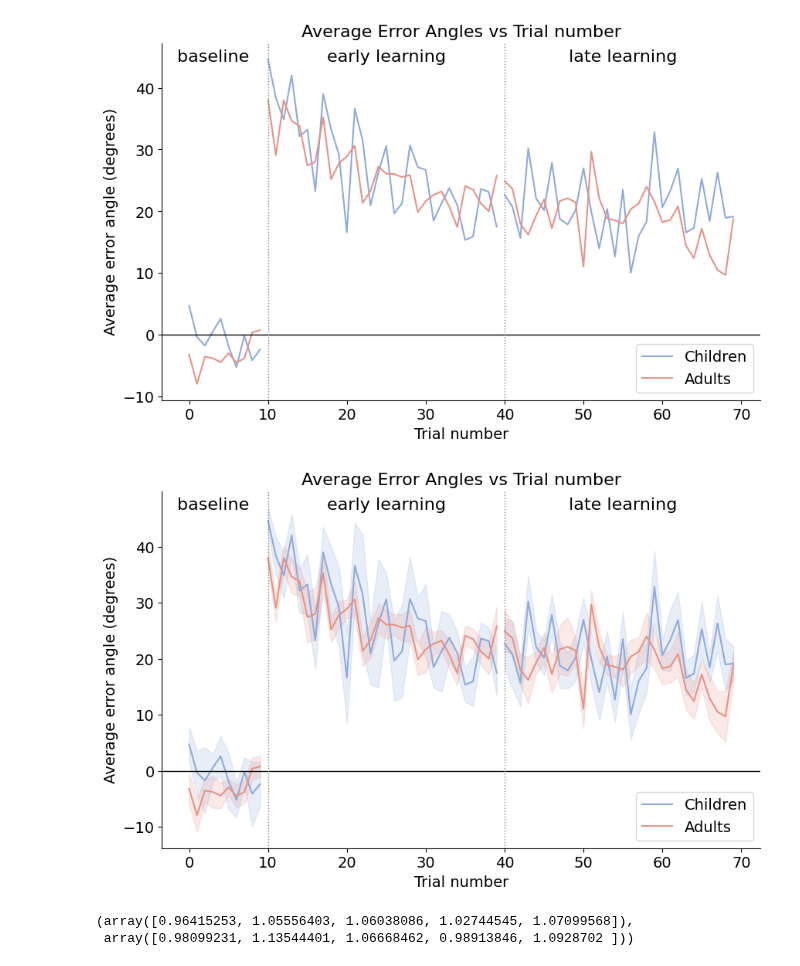
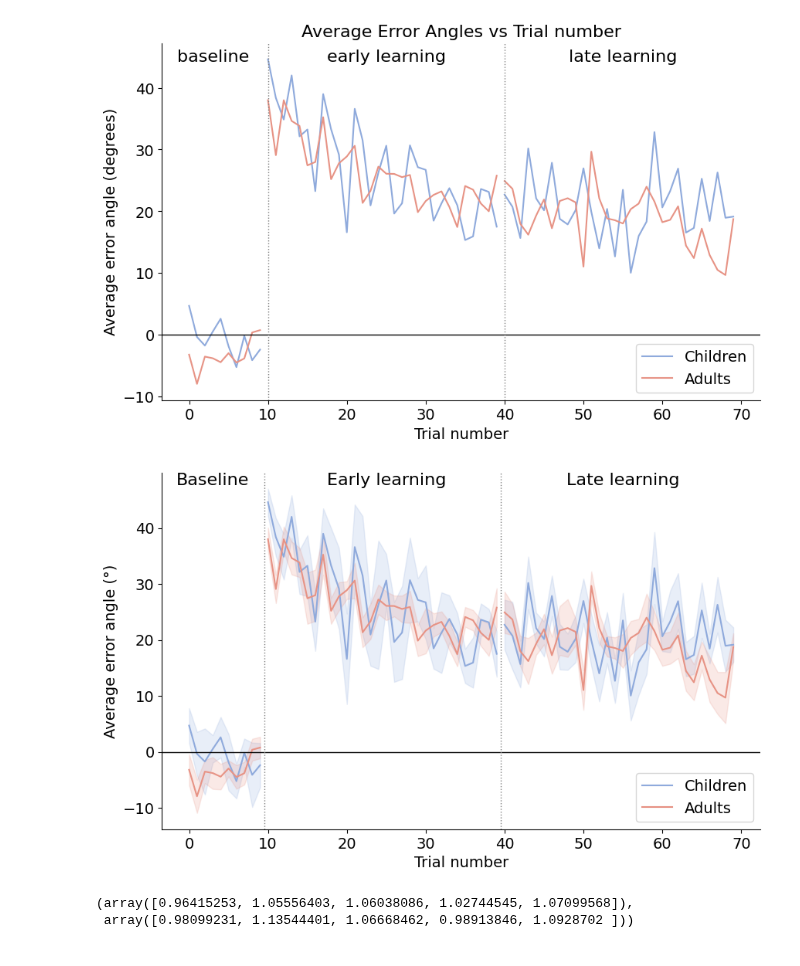
Before and after one commit to siddiskid/IMM-Lab, a Jupyter notebook: figures.ipynb, the cells around one changed output. Cells and saved outputs as stored; diff of their text form; code cells hidden in the pictures.

```diff
--- a/figures.ipynb
+++ b/figures.ipynb
@@ -127,41 +127,40 @@ plt.figure(figsize=(10, 6))
 
 plt.fill_between(child_segment1_x, child_segment1_y - child_sem_segment1, child_segment1_y + child_sem_segment1, color=child_plot_color, alpha=alpha_level, label='_nolegend_')
 plt.plot(child_segment1_x, child_segment1_y, label='Children', color=child_plot_color)
 plt.fill_between(child_segment2_x, child_segment2_y - child_sem_segment2, child_segment2_y + child_sem_segment2, color=child_plot_color, alpha=alpha_level, label='_nolegend_')
 plt.plot(child_segment2_x, child_segment2_y, color=child_plot_color, label='_nolegend_')
 plt.fill_between(child_segment3_x, child_segment3_y - child_sem_segment3, child_segment3_y + child_sem_segment3, color=child_plot_color, alpha=alpha_level, label='_nolegend_')
 plt.plot(child_segment3_x, child_segment3_y, color=child_plot_color, label='_nolegend_')
 
 plt.fill_between(adult_segment1_x, adult_segment1_y - adult_sem_segment1, adult_segment1_y + adult_sem_segment1, color=adult_plot_color, alpha=alpha_level, label='_nolegend_')
 plt.plot(adult_segment1_x, adult_segment1_y, label='Adults', color=adult_plot_color)
 plt.fill_between(adult_segment2_x, adult_segment2_y - adult_sem_segment2, adult_segment2_y + adult_sem_segment2, color=adult_plot_color, alpha=alpha_level, label='_nolegend_')
 plt.plot(adult_segment2_x, adult_segment2_y, color=adult_plot_color, label='_nolegend_')
 plt.fill_between(adult_segment3_x, adult_segment3_y - adult_sem_segment3, adult_segment3_y + adult_sem_segment3, color=adult_plot_color, alpha=alpha_level, label='_nolegend_')
 plt.plot(adult_segment3_x, adult_segment3_y, color=adult_plot_color, label='_nolegend_')
 
 plt.axhline(y=0, color='black', linestyle='-', linewidth=1)
 
-plt.axvline(x=10, color='gray', linestyle=':', linewidth=1)
-plt.axvline(x=40, color='gray', linestyle=':', linewidth=1)
+plt.axvline(x=9.5, color='gray', linestyle=':', linewidth=1)
+plt.axvline(x=39.5, color='gray', linestyle=':', linewidth=1)
 
-plt.title('Average Error Angles vs Trial number', fontsize=16)
 plt.xlabel('Trial number', fontsize=14)
-plt.ylabel('Average error angle (degrees)', fontsize=14)
+plt.ylabel('Average error angle (°)', fontsize=14)
 plt.xticks(fontsize=14)
 plt.yticks(fontsize=14)
 plt.legend(fontsize=14)
 
-plt.text(3, plt.ylim()[1]*0.98, 'baseline', ha='center', va='top', fontsize=16)
-plt.text(25, plt.ylim()[1]*0.98, 'early learning', ha='center', va='top', fontsize=16)
-plt.text(55, plt.ylim()[1]*0.98, 'late learning', ha='center', va='top', fontsize=16)
+plt.text(3, plt.ylim()[1]*1, 'Baseline', ha='center', va='top', fontsize=16)
+plt.text(25, plt.ylim()[1]*1, 'Early learning', ha='center', va='top', fontsize=16)
+plt.text(55, plt.ylim()[1]*1, 'Late learning', ha='center', va='top', fontsize=16)
 
 ax = plt.gca()
 ax.spines['top'].set_visible(False)
 ax.spines['right'].set_visible(False)
 
 plt.show()
 # %% [output]
-[figure, old version]
+[figure, new version]
 # %%
 child_meanMT, _ = get_averages(child_data_dir, "meanMT", 5)
 adult_meanMT, _ = get_averages(adult_data_dir, "meanMT", 5)
```
Also changed, not shown: 8 other files.
